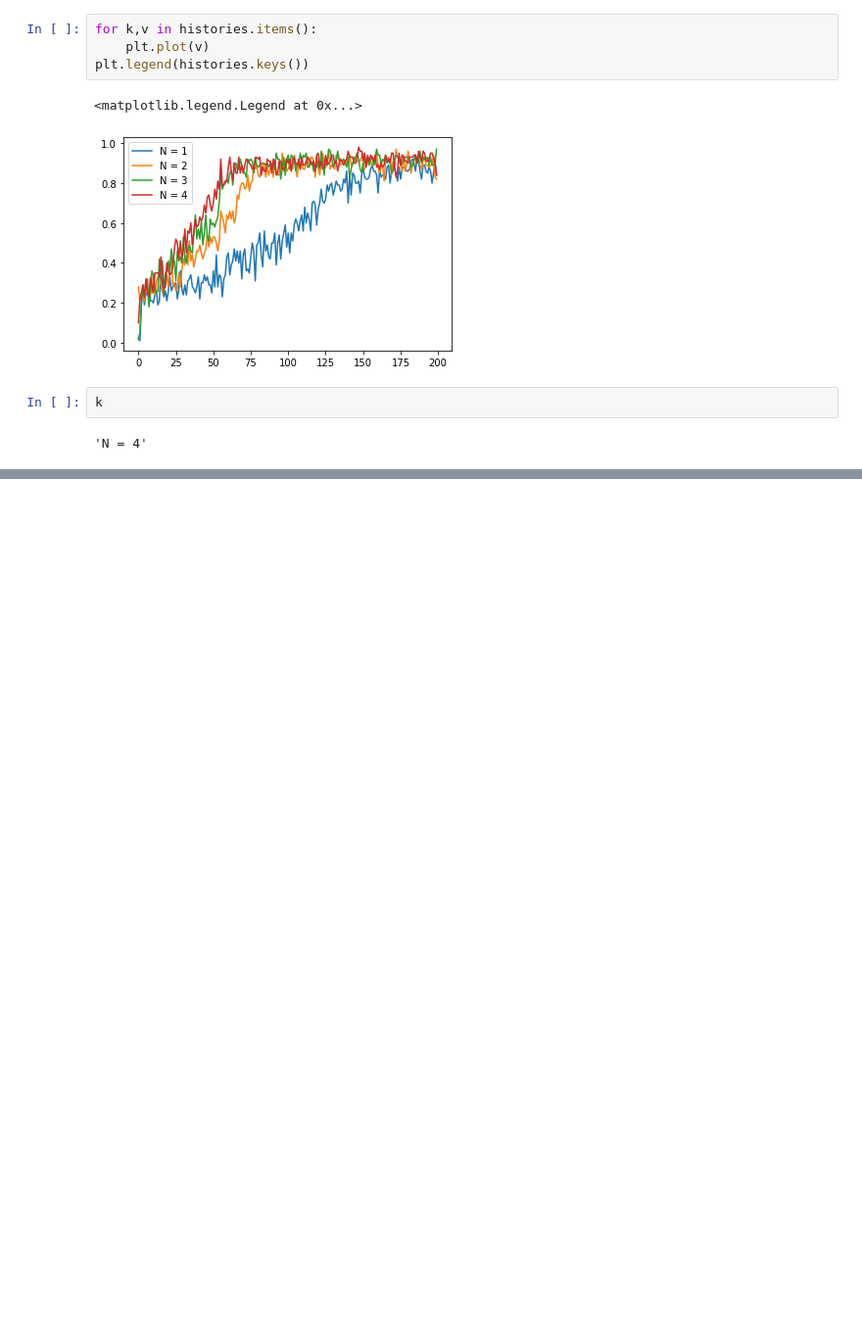
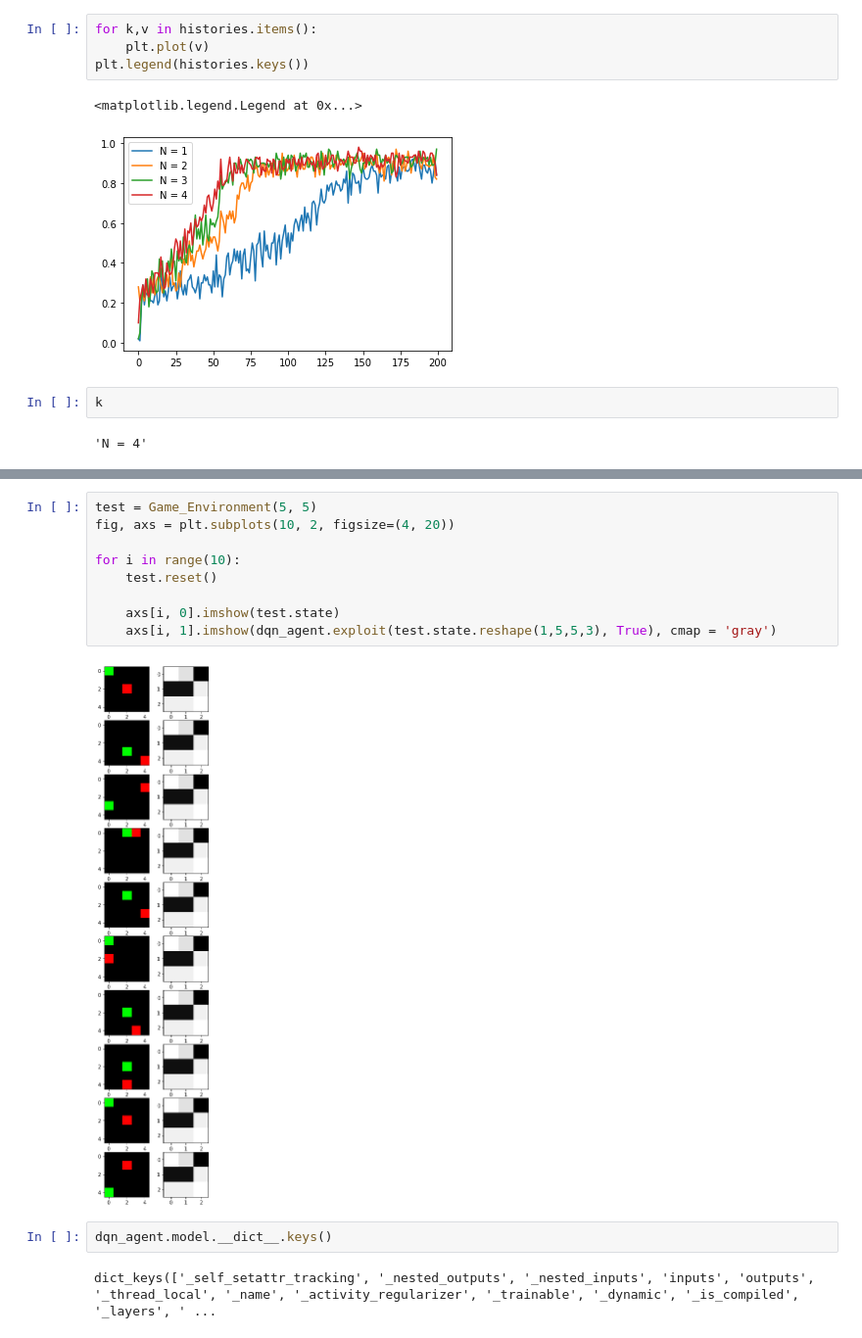
Before and after one commit to rdkbrady/dnd_ai, a Jupyter notebook: fantasy.ipynb, the cells around one changed output, grey strips where cells are left out. Shown: that part at 98% size. Drawn from its saved outputs; the diff is of its cells as text; blank space fills up the shorter version.

```diff
--- a/fantasy.ipynb
+++ b/fantasy.ipynb
@@ -260,0 +204,15 @@ Learning rate:  0.001
+# %%
+test = Game_Environment(5, 5)
+fig, axs = plt.subplots(10, 2, figsize=(4, 20))
+
+for i in range(10):
+    test.reset()
+
+    axs[i, 0].imshow(test.state)
+    axs[i, 1].imshow(dqn_agent.exploit(test.state.reshape(1,5,5,3), True), cmap = 'gray')
+# %% [output]
+[figure, added]
+# %%
+dqn_agent.model.__dict__.keys()
+# %% [output]
+dict_keys(['_self_setattr_tracking', '_nested_outputs', '_nested_inputs', 'inputs', 'outputs', '_thread_local', '_name', '_activity_regularizer', '_trainable', '_dynamic', '_is_compiled', '_layers', ' ...
```
Also changed, not shown: parts of 13 cells of this notebook, 2 other files.
